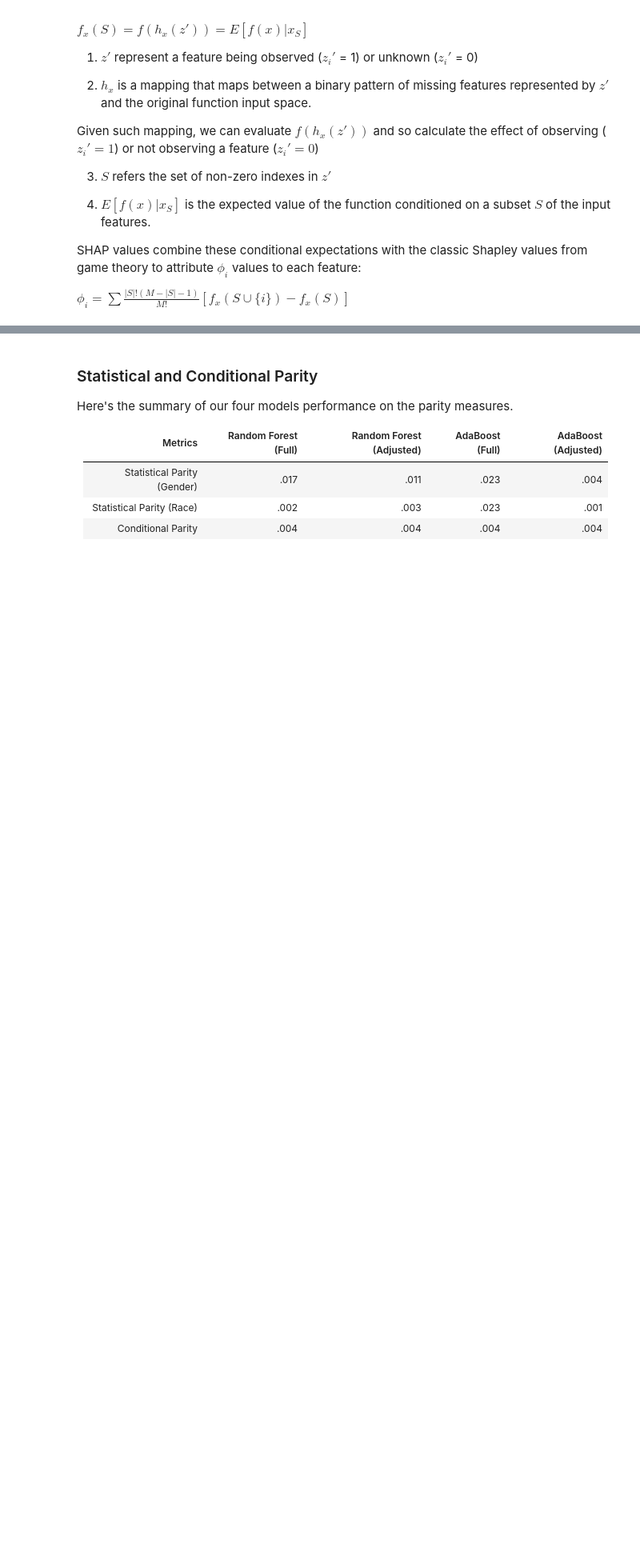
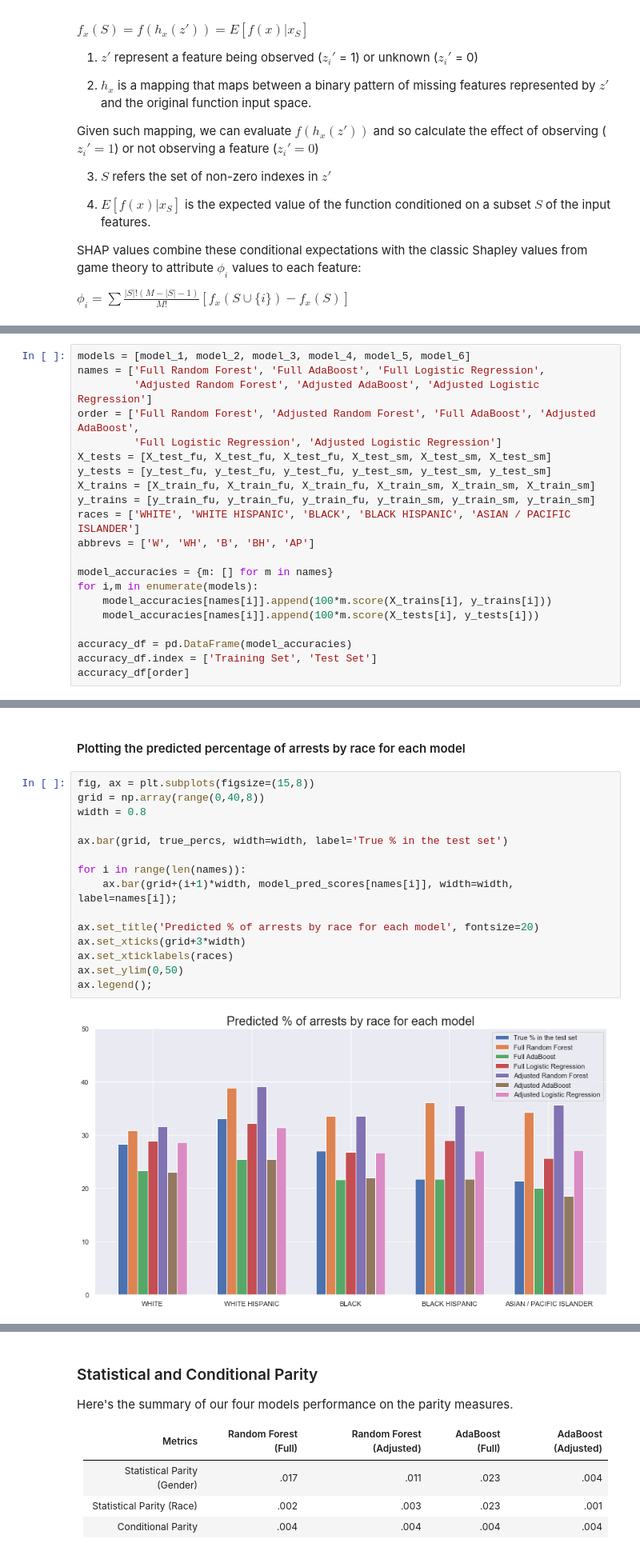
Before and after one commit to phoebewong/NYPD-Algorithm-Fairness, a Jupyter notebook: src/Report_submit.ipynb, the cells around one changed output, grey strips where cells are left out. Shown: that part at 80% size. Drawn from its saved outputs; the diff is of its cells as text; blank space fills up the shorter version.

```diff
--- a/src/Report_submit.ipynb
+++ b/src/Report_submit.ipynb
@@ -400,0 +403,21 @@ $\phi_i = \sum \frac{|S|!(M-|S|-1)}{M!} [f_x(S \cup \{i\}) - f_x(S)]$
+# %%
+models = [model_1, model_2, model_3, model_4, model_5, model_6]
+names = ['Full Random Forest', 'Full AdaBoost', 'Full Logistic Regression',
+         'Adjusted Random Forest', 'Adjusted AdaBoost', 'Adjusted Logistic Regression']
+order = ['Full Random Forest', 'Adjusted Random Forest', 'Full AdaBoost', 'Adjusted AdaBoost',
+         'Full Logistic Regression', 'Adjusted Logistic Regression']
+X_tests = [X_test_fu, X_test_fu, X_test_fu, X_test_sm, X_test_sm, X_test_sm]
+y_tests = [y_test_fu, y_test_fu, y_test_fu, y_test_sm, y_test_sm, y_test_sm]
+X_trains = [X_train_fu, X_train_fu, X_train_fu, X_train_sm, X_train_sm, X_train_sm]
+y_trains = [y_train_fu, y_train_fu, y_train_fu, y_train_sm, y_train_sm, y_train_sm]
+races = ['WHITE', 'WHITE HISPANIC', 'BLACK', 'BLACK HISPANIC', 'ASIAN / PACIFIC ISLANDER']
+abbrevs = ['W', 'WH', 'B', 'BH', 'AP']
+
+model_accuracies = {m: [] for m in names}
+for i,m in enumerate(models):
+    model_accuracies[names[i]].append(100*m.score(X_trains[i], y_trains[i]))
+    model_accuracies[names[i]].append(100*m.score(X_tests[i], y_tests[i]))
+
+accuracy_df = pd.DataFrame(model_accuracies)
+accuracy_df.index = ['Training Set', 'Test Set']
+accuracy_df[order]
@@ -400,0 +482,19 @@ $\phi_i = \sum \frac{|S|!(M-|S|-1)}{M!} [f_x(S \cup \{i\}) - f_x(S)]$
+# %% [markdown]
+#### Plotting the predicted percentage of arrests by race for each model
+# %%
+fig, ax = plt.subplots(figsize=(15,8))
+grid = np.array(range(0,40,8))
+width = 0.8
+
+ax.bar(grid, true_percs, width=width, label='True % in the test set')
+
+for i in range(len(names)):
+    ax.bar(grid+(i+1)*width, model_pred_scores[names[i]], width=width, label=names[i]);
+
+ax.set_title('Predicted % of arrests by race for each model', fontsize=20)
+ax.set_xticks(grid+3*width)
+ax.set_xticklabels(races)
+ax.set_ylim(0,50)
+ax.legend();
+# %% [output]
+[figure, added]
```
Also changed, not shown: parts of 11 cells of this notebook, 1 other file.
